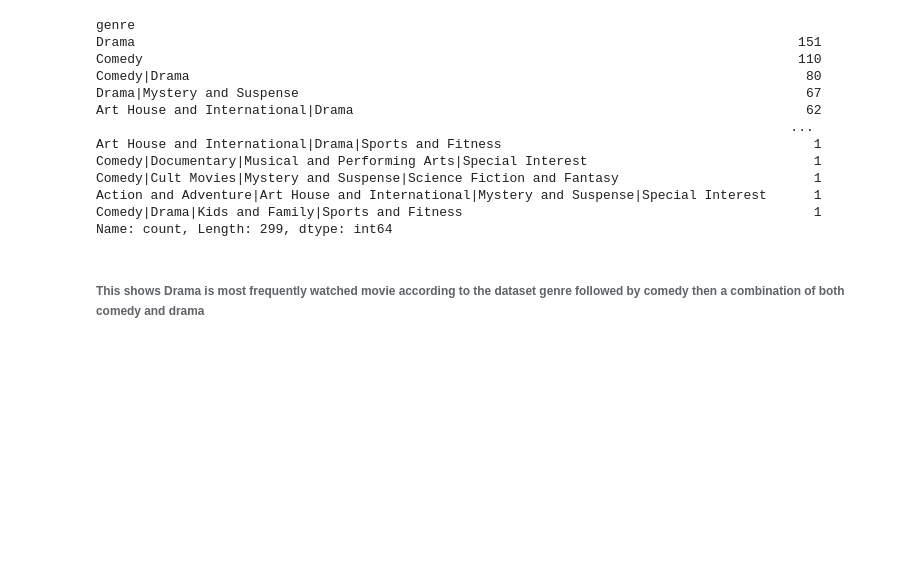
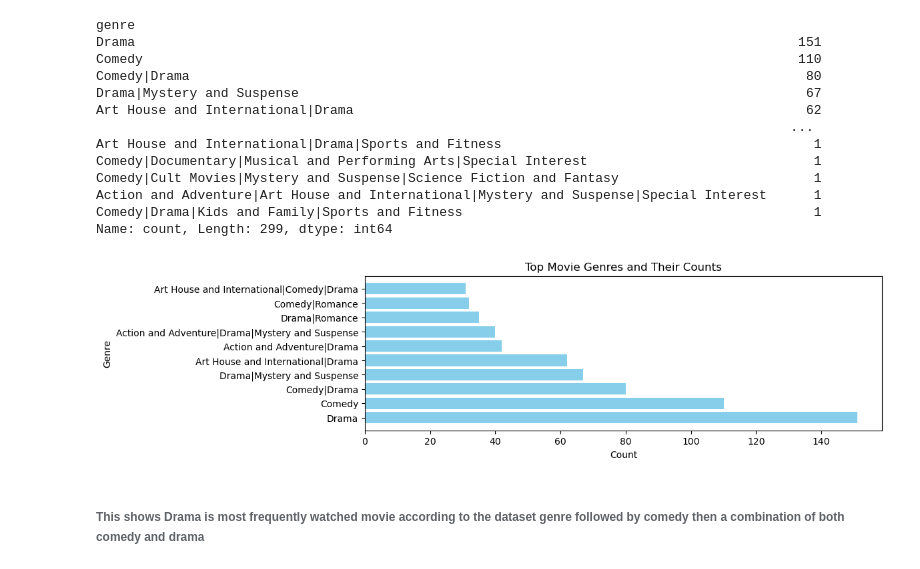
Before and after one commit to ed-gar-k/Phase-1-project, a Jupyter notebook: Phase-one.ipynb, the cells around one changed output. Saved outputs shown, nothing was run; the diff lists cells and outputs as text; code cells hidden in the pictures; blank space fills up the shorter version.

```diff
--- a/Phase-one.ipynb
+++ b/Phase-one.ipynb
@@ -33,6 +49,11 @@ df.head(6)
 # %%
 #most watched genres group by genre
-df["genre"].value_counts()
+movie_drama = movie_info_df["genre"].value_counts()
+print(movie_drama)
+
+# Extract the top N genres and their counts
+top_genres = movie_drama.index[:10]  # Change 5 to the desired number of top genres
+genre_counts_top = movie_drama[:10]
 # %% [output]
 genre
 Drama                                                                                     151
@@ -47,5 +68,14 @@ Comedy|Cult Movies|Mystery and Suspense|Science Fiction and Fantasy
 Action and Adventure|Art House and International|Mystery and Suspense|Special Interest      1
 Comedy|Drama|Kids and Family|Sports and Fitness                                             1
 Name: count, Length: 299, dtype: int64
+# %%
+plt.figure(figsize=(10, 3))
+plt.barh(top_genres, genre_counts_top, color='skyblue')
+plt.xlabel('Count')
+plt.ylabel('Genre')
+plt.title('Top Movie Genres and Their Counts')
+plt.show()
+# %% [output]
+[figure, added]
 # %% [markdown]
 ###### This shows Drama is most frequently watched movie according to the dataset genre followed by comedy then a combination of both comedy and drama
```
Also changed, not shown: parts of 31 cells of this notebook.
